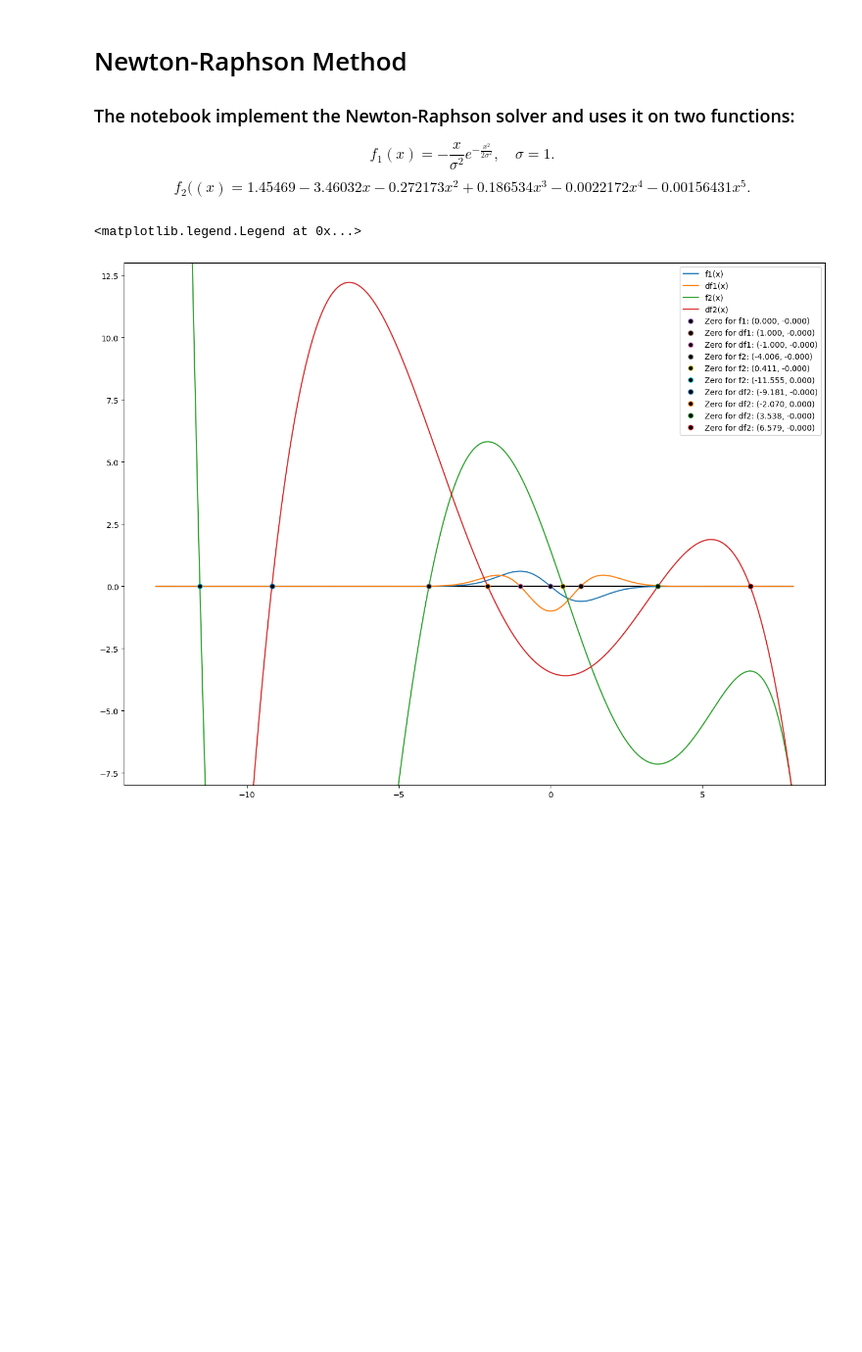
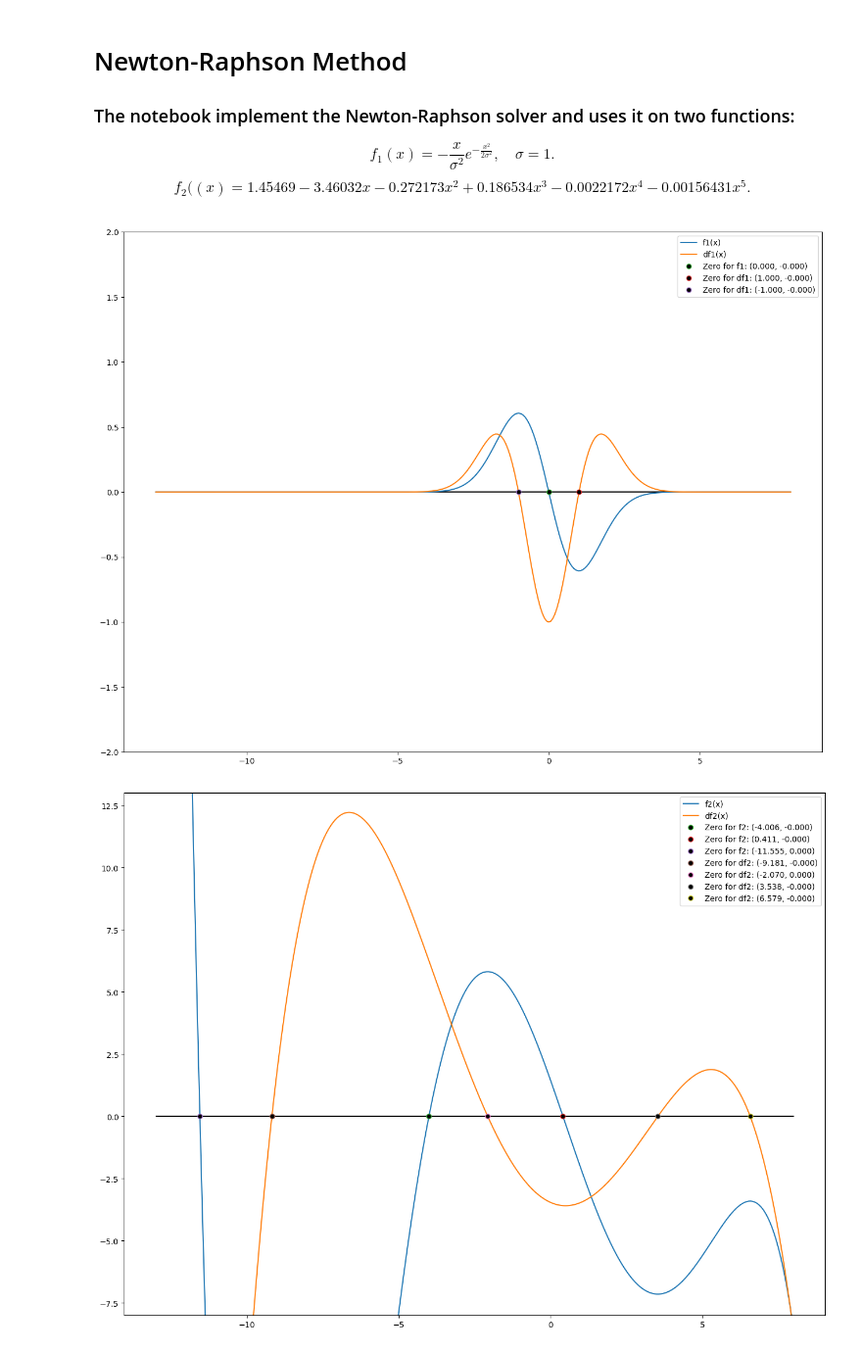
Before and after one commit to Siggi03/Masd, a Jupyter notebook: a2/A2_template.ipynb, the cells around one changed output. Shown at 98% size. Drawn from its saved outputs; the diff is of its cells as text; code cells hidden in the pictures; blank space fills up the shorter version.

Commit message:
updated code to split the graphs

```diff
--- a/a2/A2_template.ipynb
+++ b/a2/A2_template.ipynb
@@ -81,41 +81,64 @@ f2_x3 = NewtonRaphson(f2, df2, 10)
 # zeros for df2
 df2_x1 = NewtonRaphson(df2, ddf2, -7)
 df2_x2 = NewtonRaphson(df2, ddf2, -2)
 df2_x3= NewtonRaphson(df2, ddf2, 2)
 df2_x4 = NewtonRaphson(df2, ddf2, 5)
 
+
+# =========================
+# PLOT 1: f1 and df1
+# =========================
+
+# sets up the system, with x and y limits
+x = np.linspace(-13, 8, 300)
+plt.ylim(-2, 2)
+
+# plot the x-axis
+plt.plot(x, np.zeros_like(x), color="black")
+
+# plot the functions
+plt.plot(x, f1(x), label="f1(x)")
+plt.plot(x, df1(x), label="df1(x)")
+
+# plot the zero for f1
+plt.plot(f1_x1, f1(f1_x1), 'o', markerfacecolor='black', label=f"Zero for f1: ({float(f1_x1):.3f}, {float(f1(f1_x1)):.3f})")
+
+# plot the zeros for df1
+plt.plot(df1_x1, df1(df1_x1), 'o', markerfacecolor='black', label=f"Zero for df1: ({float(df1_x1):.3f}, {float(df1(df1_x1)):.3f})")
+plt.plot(df1_x2, df1(df1_x2), 'o', markerfacecolor='black', label=f"Zero for df1: ({float(df1_x2):.3f}, {float(df1(df1_x2)):.3f})")
+
+plt.legend()
+plt.show()
+
+
+# =========================
+# PLOT 2: f2 and df2
+# =========================
+
 # sets up the system, with x and y limits
 x = np.linspace(-13, 8, 300)
 plt.ylim(-8, 13)
 
 # plot the x-axis
 plt.plot(x, np.zeros_like(x), color="black")
 
 # plot the functions
-plt.plot(x, f1(x), label="f1(x)")
-plt.plot(x, df1(x), label="df1(x)")
 plt.plot(x, f2(x), label="f2(x)")
 plt.plot(x, df2(x), label="df2(x)")
-
-# plot the zero for f1
-plt.plot(f1_x1, f1(f1_x1), 'o', markerfacecolor='black', label=f"Zero for f1: ({float(f1_x1):.3f}, {float(f1(f1_x1)):.3f})")
-
-# plot the zeros for df1
-plt.plot(df1_x1, df1(df1_x1), 'o', markerfacecolor='black', label=f"Zero for df1: ({float(df1_x1):.3f}, {float(df1(df1_x1)):.3f})")
-plt.plot(df1_x2, df1(df1_x2), 'o', markerfacecolor='black', label=f"Zero for df1: ({float(df1_x2):.3f}, {float(df1(df1_x2)):.3f})")
 
 # plot the zeros for f2
 plt.plot(f2_x1, f2(f2_x1), 'o', markerfacecolor='black', label=f"Zero for f2: ({float(f2_x1):.3f}, {float(f2(f2_x1)):.3f})")
 plt.plot(f2_x2, f2(f2_x2), 'o', markerfacecolor='black', label=f"Zero for f2: ({float(f2_x2):.3f}, {float(f2(f2_x2)):.3f})")
 plt.plot(f2_x3, f2(f2_x3), 'o', markerfacecolor='black', label=f"Zero for f2: ({float(f2_x3):.3f}, {float(f2(f2_x3)):.3f})")
 
 # plot the zeros for df2
 plt.plot(df2_x1, df2(df2_x1), 'o', markerfacecolor='black', label=f"Zero for df2: ({float(df2_x1):.3f}, {float(df2(df2_x1)):.3f})")
 plt.plot(df2_x2, df2(df2_x2), 'o', markerfacecolor='black', label=f"Zero for df2: ({float(df2_x2):.3f}, {float(df2(df2_x2)):.3f})")
 plt.plot(df2_x3, df2(df2_x3), 'o', markerfacecolor='black', label=f"Zero for df2: ({float(df2_x3):.3f}, {float(df2(df2_x3)):.3f})")
 plt.plot(df2_x4, df2(df2_x4), 'o', markerfacecolor='black', label=f"Zero for df2: ({float(df2_x4):.3f}, {float(df2(df2_x4)):.3f})")
 
 plt.legend()
+plt.show()
 # %% [output]
-<matplotlib.legend.Legend at 0x...>
-[figure, old version]
+[figure, new version]
+[figure, added]
```
Also changed, not shown: 3 other files.
